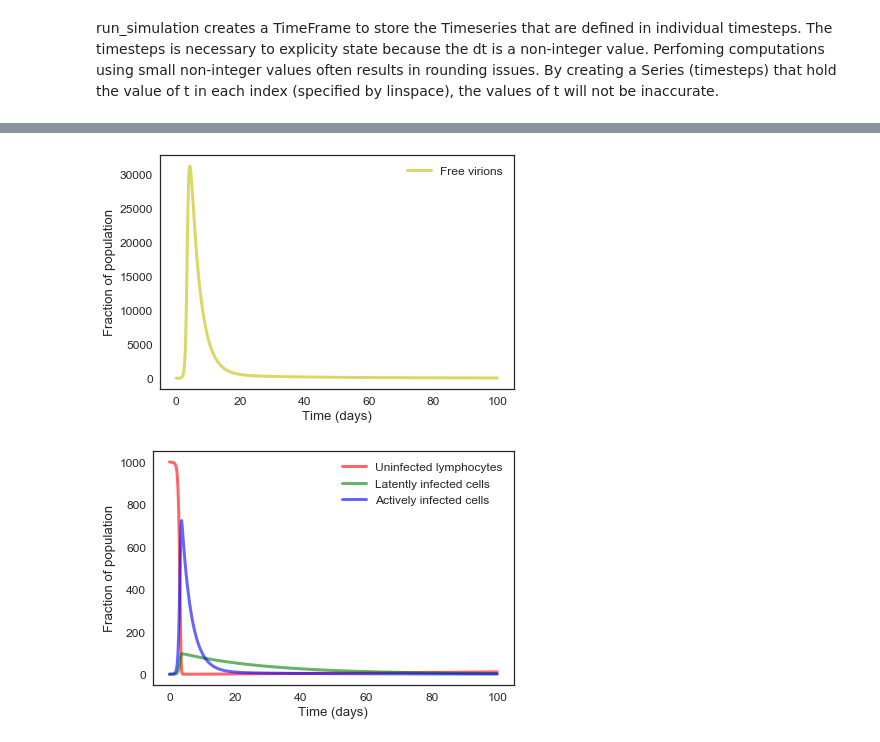
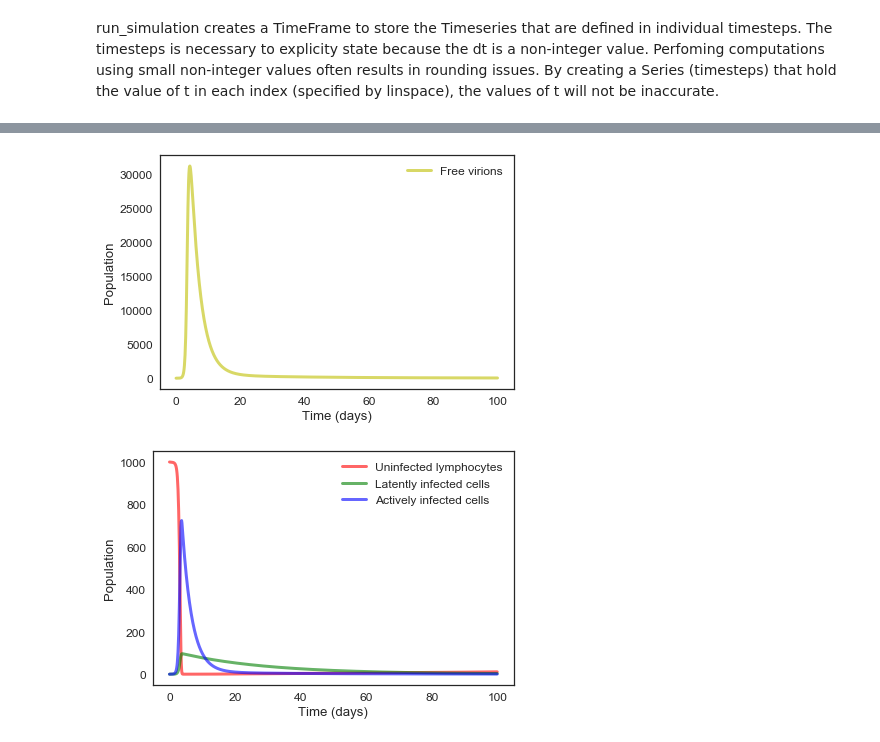
Before and after one commit to hardlyrichie/ModSimPy, a Jupyter notebook: code/hiv_model.ipynb, the cells around one changed output, grey strips where cells are left out. Cells and saved outputs as stored; diff of their text form; code cells hidden in the pictures.

Commit message:
Update graph axis label

```diff
--- a/code/hiv_model.ipynb
+++ b/code/hiv_model.ipynb
@@ -35,7 +35,7 @@ system = System(R_birthrate = 1.36,                # Gamma
                 V_birth_rate = 100,                # pi
                 V_death_rate = 2,                  # sigma
                 init=init,
-                t_0=0,
+                t0=0,
                 t_end=100,
                 dt=.1)
 # %% [output]
@@ -110,14 +125,14 @@ plot_results(results.R, results.L, results.E, results.V)
 # %%
 plot(results.V, '-y', label='Free virions')
 decorate(xlabel='Time (days)',
-         ylabel='Fraction of population')
+         ylabel='Population')
 # %% [output]
-[figure, old version]
+[figure, new version]
 # %%
 plot(results.R, '-r', label='Uninfected lymphocytes')
 plot(results.L, '-g', label='Latently infected cells')
 plot(results.E, '-b', label='Actively infected cells')
 decorate(xlabel='Time (days)',
-         ylabel='Fraction of population')
+         ylabel='Population')
 # %% [output]
-[figure, old version]
+[figure, new version]
```
Also changed, not shown: parts of 5 cells of this notebook.
